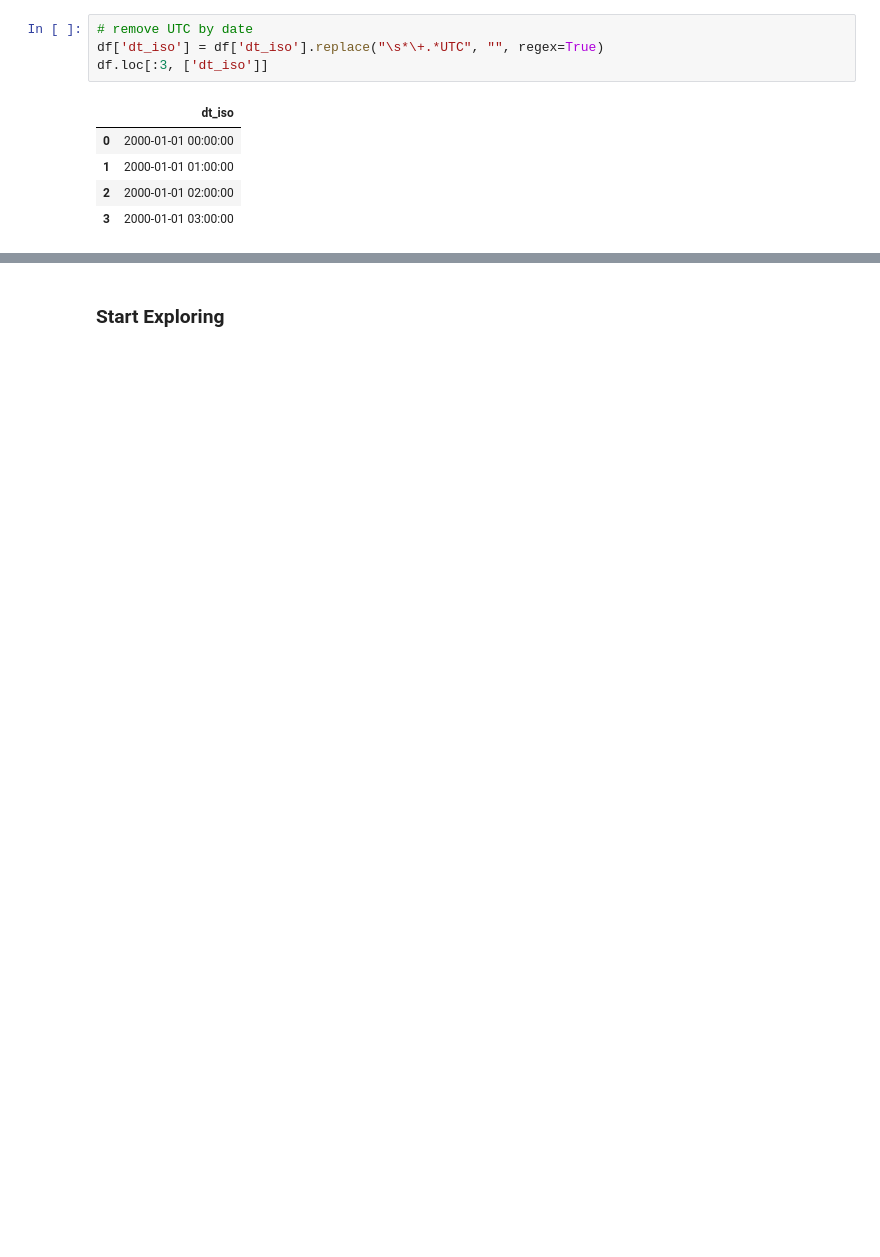
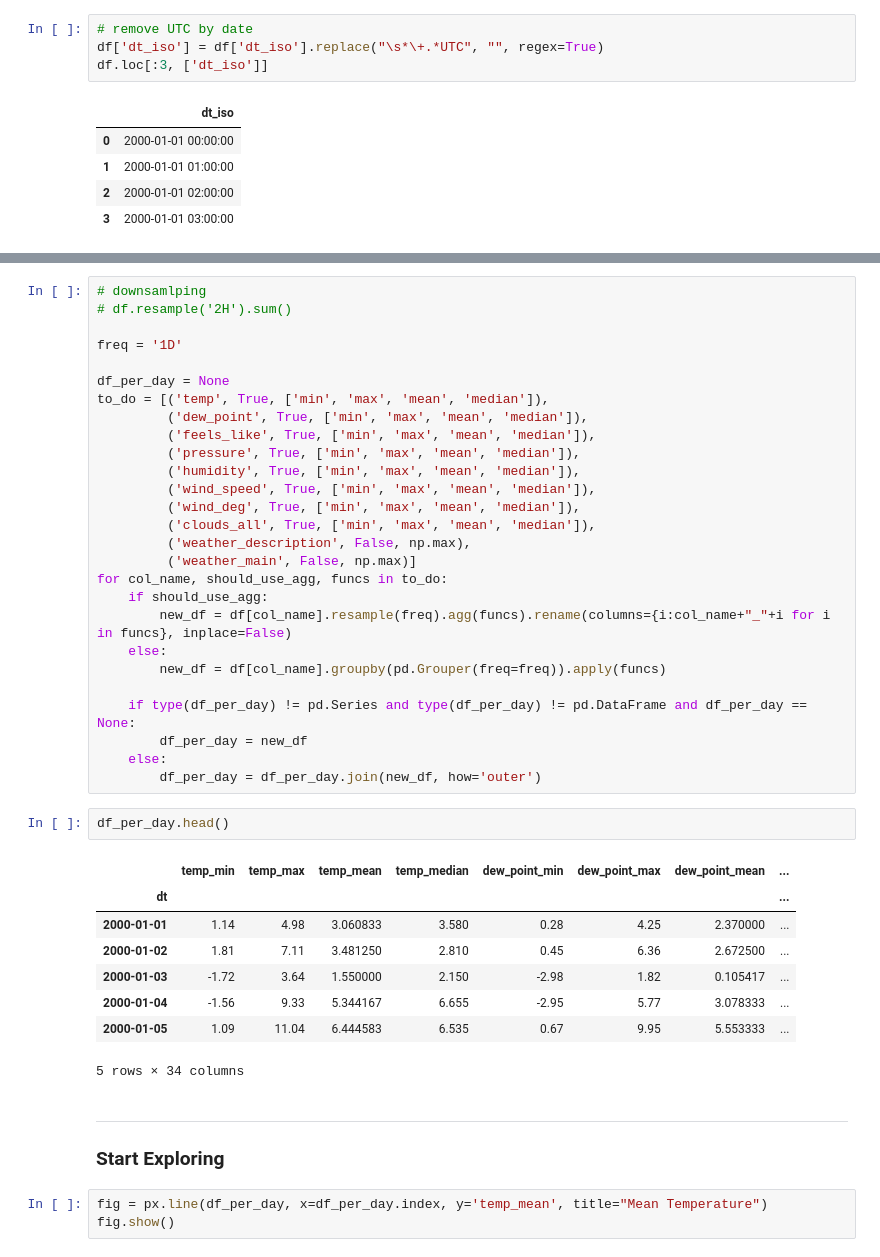
Before and after one commit to xXAI-botXx/Weather-Analysis, a Jupyter notebook: python_workspace/freiburg_visual_exploration.ipynb, the cells around one changed output, grey strips where cells are left out. Cells and saved outputs as stored; diff of their text form; blank space fills up the shorter version.

```diff
--- a/python_workspace/freiburg_visual_exploration.ipynb
+++ b/python_workspace/freiburg_visual_exploration.ipynb
@@ -147,2 +154,44 @@ df.head()
+# %%
+# downsamlping
+# df.resample('2H').sum()
+
+freq = '1D'
+
+df_per_day = None
+to_do = [('temp', True, ['min', 'max', 'mean', 'median']),
+         ('dew_point', True, ['min', 'max', 'mean', 'median']),
+         ('feels_like', True, ['min', 'max', 'mean', 'median']),
+         ('pressure', True, ['min', 'max', 'mean', 'median']),
+         ('humidity', True, ['min', 'max', 'mean', 'median']),
+         ('wind_speed', True, ['min', 'max', 'mean', 'median']),
+         ('wind_deg', True, ['min', 'max', 'mean', 'median']),
+         ('clouds_all', True, ['min', 'max', 'mean', 'median']),
+         ('weather_description', False, np.max),
+         ('weather_main', False, np.max)]
+for col_name, should_use_agg, funcs in to_do:
+    if should_use_agg:
+        new_df = df[col_name].resample(freq).agg(funcs).rename(columns={i:col_name+"_"+i for i in funcs}, inplace=False)
+    else:
+        new_df = df[col_name].groupby(pd.Grouper(freq=freq)).apply(funcs)
+
+    if type(df_per_day) != pd.Series and type(df_per_day) != pd.DataFrame and df_per_day == None:
+        df_per_day = new_df
+    else:
+        df_per_day = df_per_day.join(new_df, how='outer')
+# %%
+df_per_day.head()
+# %% [output]
+|  | temp_min | temp_max | temp_mean | temp_median | dew_point_min | dew_point_max | dew_point_mean | ... |
+| dt |  |  |  |  |  |  |  | ... |
+| 2000-01-01 | 1.14 | 4.98 | 3.060833 | 3.580 | 0.28 | 4.25 | 2.370000 | ... |
+| 2000-01-02 | 1.81 | 7.11 | 3.481250 | 2.810 | 0.45 | 6.36 | 2.672500 | ... |
+| 2000-01-03 | -1.72 | 3.64 | 1.550000 | 2.150 | -2.98 | 1.82 | 0.105417 | ... |
+| 2000-01-04 | -1.56 | 9.33 | 5.344167 | 6.655 | -2.95 | 5.77 | 3.078333 | ... |
+| 2000-01-05 | 1.09 | 11.04 | 6.444583 | 6.535 | 0.67 | 9.95 | 5.553333 | ... |
+5 rows × 34 columns
 # %% [markdown]
+---
 ### Start Exploring
+# %%
+fig = px.line(df_per_day, x=df_per_day.index, y='temp_mean', title="Mean Temperature")
+fig.show()
```
Also changed, not shown: parts of 9 cells of this notebook.
